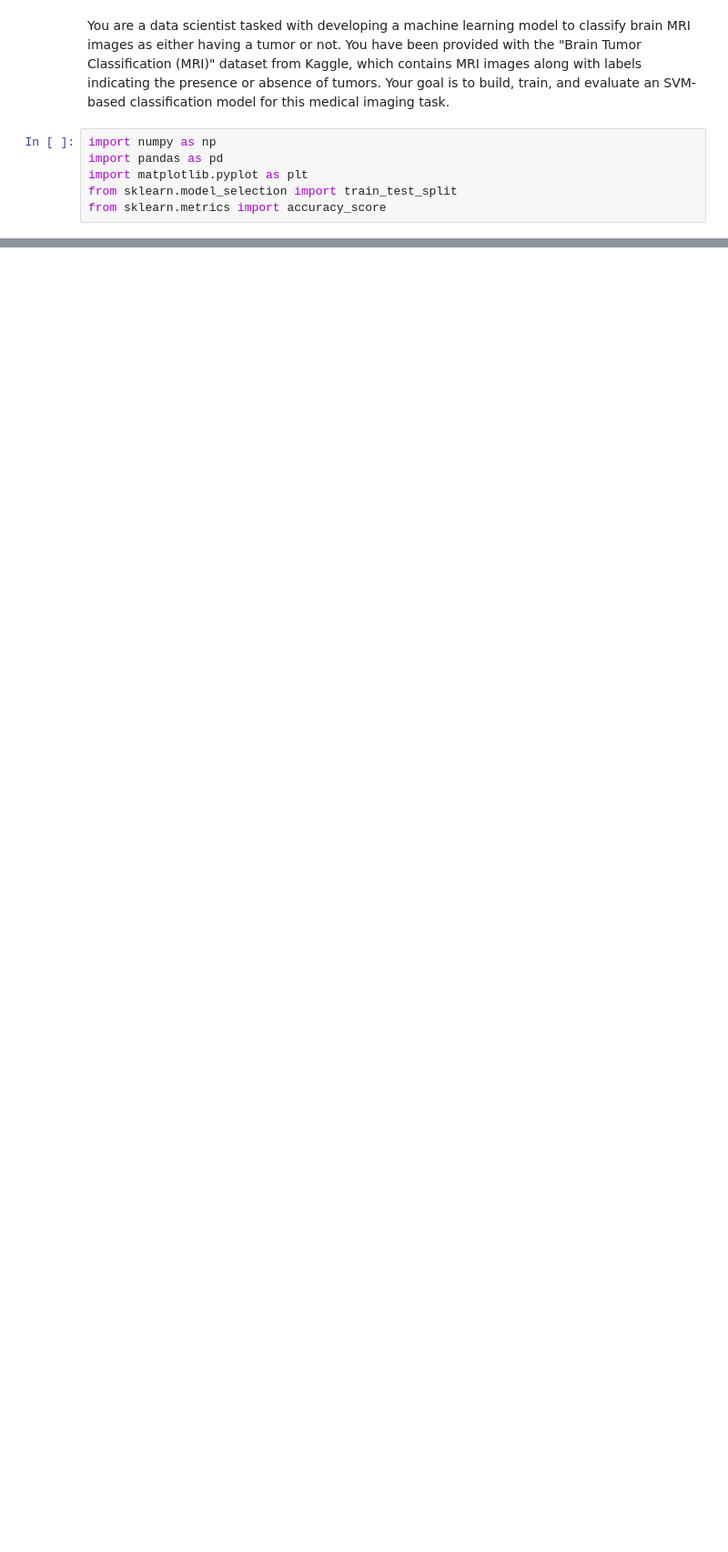
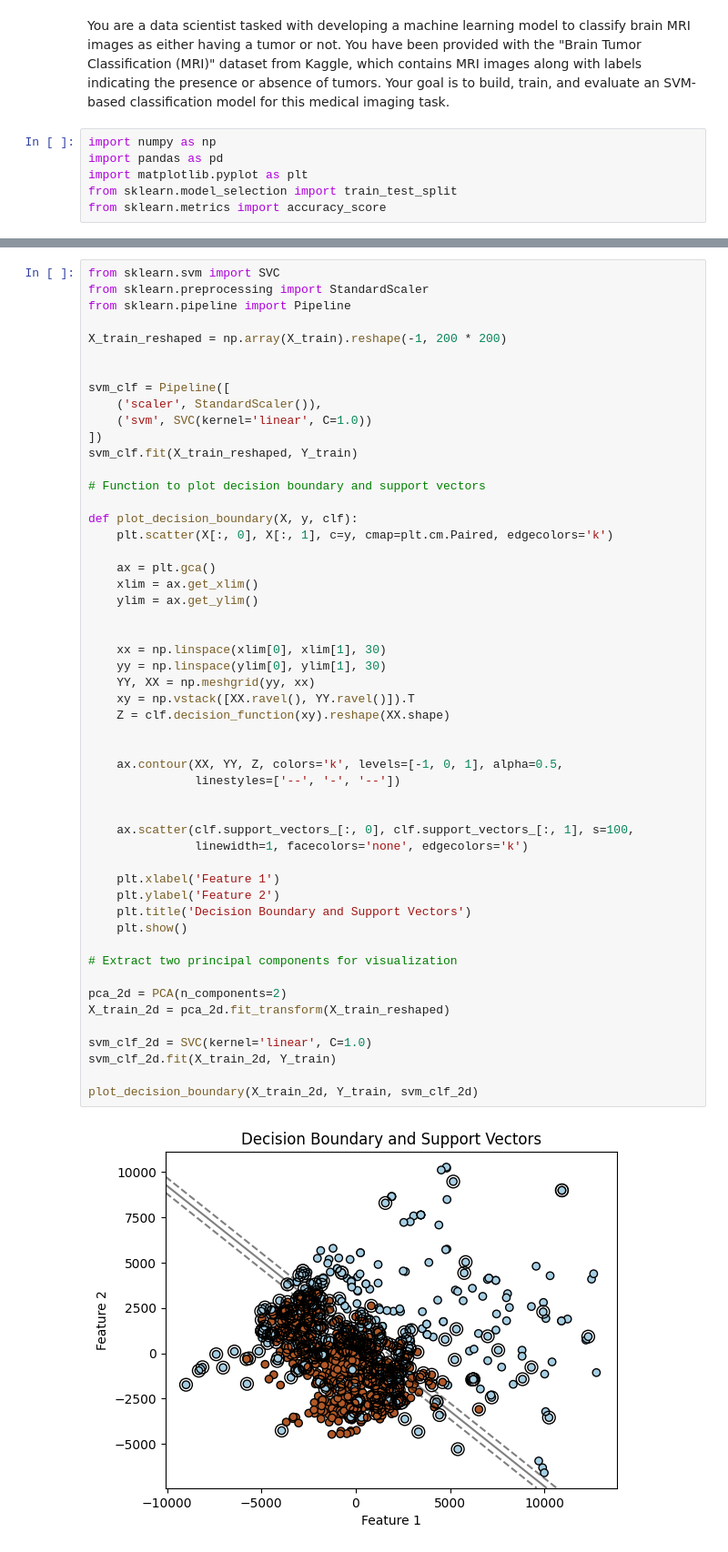
Before and after one commit to badrinarayanan02/machine_learning, a Jupyter notebook: 2348507_lab9.ipynb, the cells around one changed output, grey strips where cells are left out. Shown at 91% size. Saved outputs shown, nothing was run; the diff lists cells and outputs as text; blank space fills up the shorter version.

```diff
--- a/2348507_lab9.ipynb
+++ b/2348507_lab9.ipynb
@@ -14,0 +134,54 @@ from sklearn.metrics import accuracy_score
+# %%
+from sklearn.svm import SVC
+from sklearn.preprocessing import StandardScaler
+from sklearn.pipeline import Pipeline
+
+X_train_reshaped = np.array(X_train).reshape(-1, 200 * 200)
+
+
+svm_clf = Pipeline([
+    ('scaler', StandardScaler()),
+    ('svm', SVC(kernel='linear', C=1.0))
+])
+svm_clf.fit(X_train_reshaped, Y_train)
+
+# Function to plot decision boundary and support vectors
+
+def plot_decision_boundary(X, y, clf):
+    plt.scatter(X[:, 0], X[:, 1], c=y, cmap=plt.cm.Paired, edgecolors='k')
+
+    ax = plt.gca()
+    xlim = ax.get_xlim()
+    ylim = ax.get_ylim()
+
+
+    xx = np.linspace(xlim[0], xlim[1], 30)
+    yy = np.linspace(ylim[0], ylim[1], 30)
+    YY, XX = np.meshgrid(yy, xx)
+    xy = np.vstack([XX.ravel(), YY.ravel()]).T
+    Z = clf.decision_function(xy).reshape(XX.shape)
+
+
+    ax.contour(XX, YY, Z, colors='k', levels=[-1, 0, 1], alpha=0.5,
+               linestyles=['--', '-', '--'])
+
+
+    ax.scatter(clf.support_vectors_[:, 0], clf.support_vectors_[:, 1], s=100,
+               linewidth=1, facecolors='none', edgecolors='k')
+
+    plt.xlabel('Feature 1')
+    plt.ylabel('Feature 2')
+    plt.title('Decision Boundary and Support Vectors')
+    plt.show()
+
+# Extract two principal components for visualization
+
+pca_2d = PCA(n_components=2)
+X_train_2d = pca_2d.fit_transform(X_train_reshaped)
+
+svm_clf_2d = SVC(kernel='linear', C=1.0)
+svm_clf_2d.fit(X_train_2d, Y_train)
+
+plot_decision_boundary(X_train_2d, Y_train, svm_clf_2d)
+# %% [output]
+[figure, added]
```
Also changed, not shown: parts of 19 cells of this notebook.
